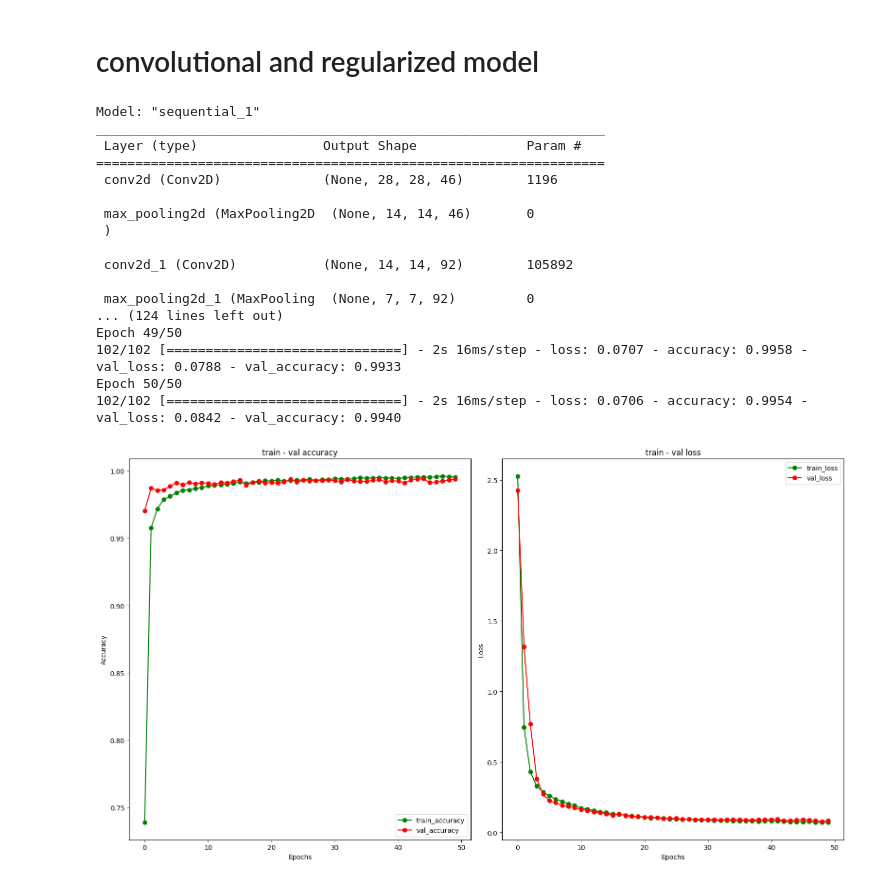
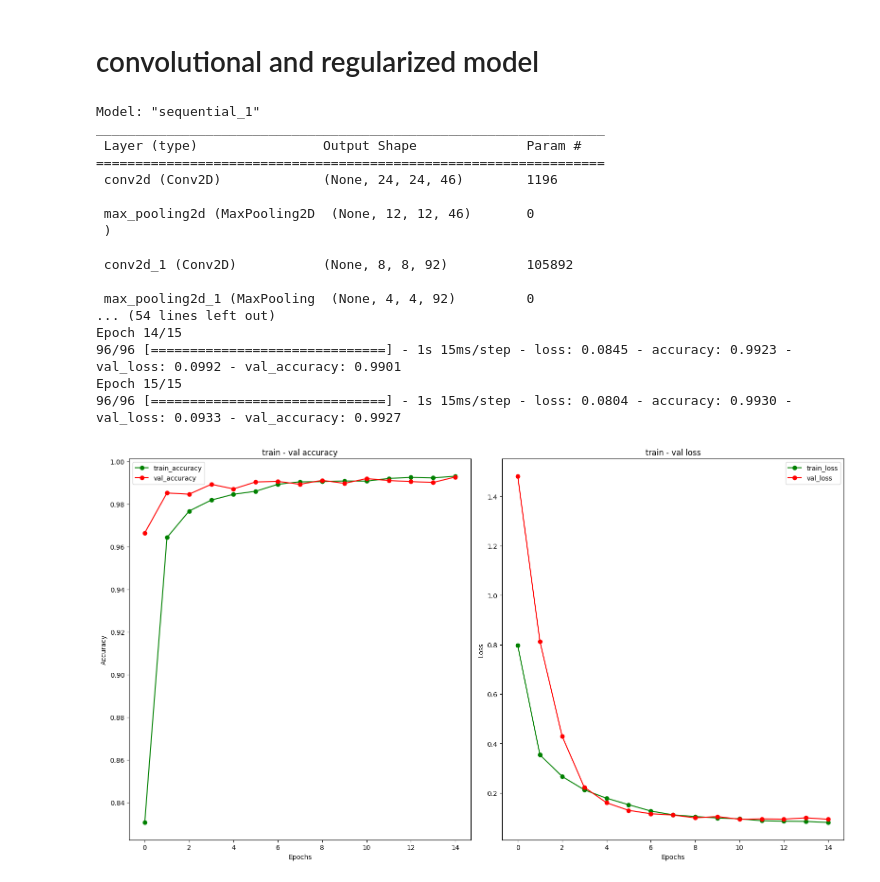
Before and after one commit to ferandmag/AI_mnist_convolution, a Jupyter notebook: mnist_conv.ipynb, the cells around one changed output. Saved outputs shown, nothing was run; the diff lists cells and outputs as text; code cells hidden in the pictures.

```diff
--- a/mnist_conv.ipynb
+++ b/mnist_conv.ipynb
@@ -146,54 +152,53 @@ Test results (basis_model)
 # convolutional and regularized model
 # %%
 conv_model = Sequential([
-    Conv2D(filters=46, kernel_size=(5, 5), strides=1, input_shape=(28, 28, 1), padding='same', activation='relu'), # strides=1 is 1 pixel kernel displacement and padding='same' generate same input/output size
-    MaxPool2D(pool_size=(2, 2), strides=2, padding='valid'), # size reduction
-    Conv2D(filters=92, kernel_size=(5, 5), strides=1, padding='same', activation='relu'),
-    MaxPool2D(pool_size=(2, 2), strides=2, padding='valid'),
-    Dropout(0.2), # regularization
+    Conv2D(filters=46, kernel_size=(5, 5), input_shape=(28, 28, 1), activation='relu'),
+    MaxPool2D(2, 2),
+    Conv2D(filters=92, kernel_size=(5, 5), activation='relu'),
+    MaxPool2D(2, 2),
     BatchNormalization(),
+    Dropout(0.2),
     Flatten(),
-    Dense(units=150, activation='relu', kernel_regularizer=regularizers.l2(1e-2)), # l2 is ridge regularization
+    Dense(units=150, activation='relu', kernel_regularizer=regularizers.l2(1e-3)),
     Dropout(0.5),
-    Dense(units=100, activation='relu', kernel_regularizer=regularizers.l2(1e-3)),
+    Dense(units=100, activation='relu', kernel_regularizer=regularizers.l2(1e-4)),
     Dropout(0.25),
-    Dense(units=75, activation='relu', kernel_regularizer=regularizers.l2(1e-3)),
+    Dense(units=75, activation='relu', kernel_regularizer=regularizers.l2(1e-4)),
     Dropout(0.15),
     Dense(units=n_classes, activation='softmax'),
 ])
 
-conv_model.compile(optimizer=Adam(learning_rate=0.0005), loss='categorical_crossentropy', metrics=['accuracy'])
+conv_model.compile(optimizer=Adam(learning_rate=0.001), loss='categorical_crossentropy', metrics=['accuracy'])
 
 conv_model.summary()
 
-epochs = 50
+epochs=15
 log = conv_model.fit(X_train, y_train_onehot,
                       epochs=epochs,
                       batch_size=500,
-                      shuffle=True,
-                      validation_split=0.15)
+                      validation_split=0.2)
 
 results_visualization(log, epochs)
 
 print('Test results (conv_model)')
 results = conv_model.evaluate(X_test, y_test_onehot)
 # %% [output]
 Model: "sequential_1"
 _________________________________________________________________
  Layer (type)                Output Shape              Param #
 =================================================================
- conv2d (Conv2D)             (None, 28, 28, 46)        1196
+ conv2d (Conv2D)             (None, 24, 24, 46)        1196
 
- max_pooling2d (MaxPooling2D  (None, 14, 14, 46)       0
+ max_pooling2d (MaxPooling2D  (None, 12, 12, 46)       0
  )
 
- conv2d_1 (Conv2D)           (None, 14, 14, 92)        105892
+ conv2d_1 (Conv2D)           (None, 8, 8, 92)          105892
 
- max_pooling2d_1 (MaxPooling  (None, 7, 7, 92)         0
-... (124 lines left out)
-Epoch 49/50
-102/102 [==============================] - 2s 16ms/step - loss: 0.0707 - accuracy: 0.9958 - val_loss: 0.0788 - val_accuracy: 0.9933
-Epoch 50/50
-102/102 [==============================] - 2s 16ms/step - loss: 0.0706 - accuracy: 0.9954 - val_loss: 0.0842 - val_accuracy: 0.9940
+ max_pooling2d_1 (MaxPooling  (None, 4, 4, 92)         0
+... (54 lines left out)
+Epoch 14/15
+96/96 [==============================] - 1s 15ms/step - loss: 0.0845 - accuracy: 0.9923 - val_loss: 0.0992 - val_accuracy: 0.9901
+Epoch 15/15
+96/96 [==============================] - 1s 15ms/step - loss: 0.0804 - accuracy: 0.9930 - val_loss: 0.0933 - val_accuracy: 0.9927
-[figure, old version]
+[figure, new version]
 Test results (conv_model)
```
Also changed, not shown: parts of 8 cells of this notebook.
